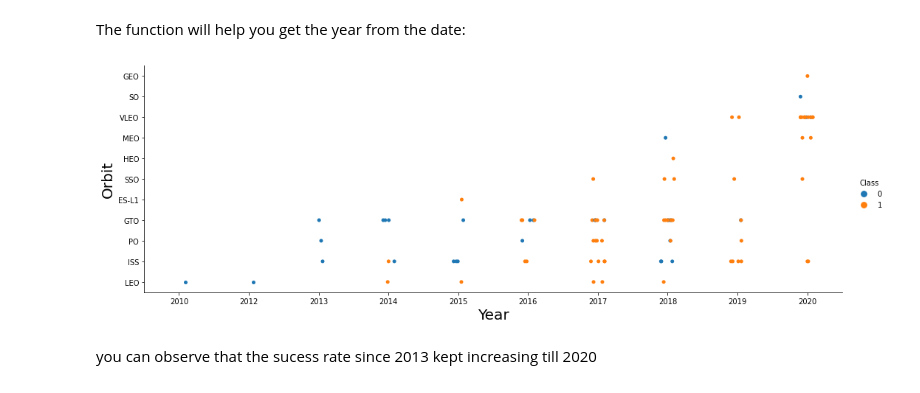
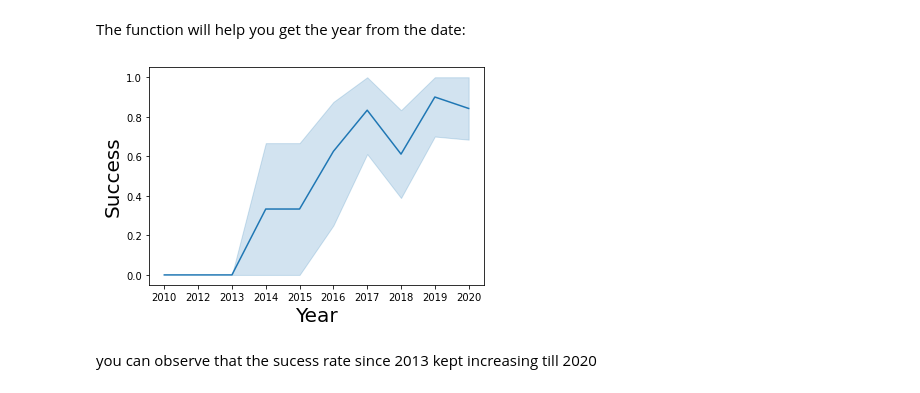
Before and after one commit to brendanpshea/ibm-data-science, a Jupyter notebook: jupyter_labs_eda_dataviz.ipynb, the cells around one changed output. Cells and saved outputs as stored; diff of their text form; code cells hidden in the pictures.

```diff
--- a/jupyter_labs_eda_dataviz.ipynb
+++ b/jupyter_labs_eda_dataviz.ipynb
@@ -177,15 +174,15 @@ The function will help you get the year from the date:
 # %%
 # A function to Extract years from the date
 year=[]
 def Extract_year(date):
     for i in df["Date"]:
         year.append(i.split("-")[0])
     return year
 
-# Plot a scatter point chart with x axis to be FlightNumber and y axis to be the Orbit, and hue to be the class value
-sns.catplot(y="Orbit", x=Extract_year("Date"), hue="Class", data=df, aspect = 5)
+# Plot a line chart with x axis to be FlightNumber and y axis to be the Orbit, and hue to be the class value
+sns.lineplot(y=df.groupby(['Date'])['Class'].mean(), x=Extract_year("Date"), data=df)
 plt.xlabel("Year",fontsize=20)
-plt.ylabel("Orbit",fontsize=20)
+plt.ylabel("Success",fontsize=20)
 plt.show()
 # %% [output]
-[figure, old version]
+[figure, new version]
```
Also changed, not shown: parts of 8 cells of this notebook.
